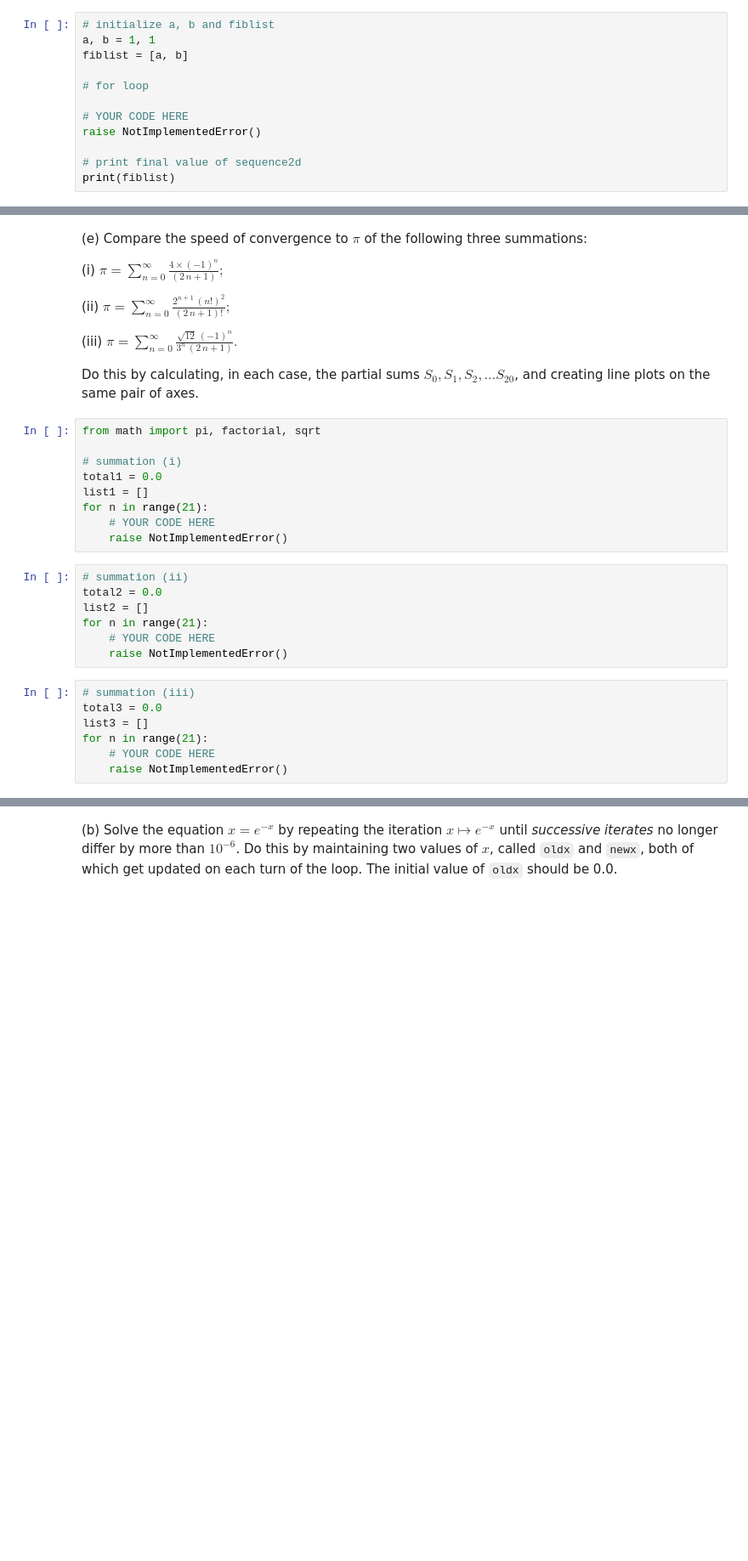
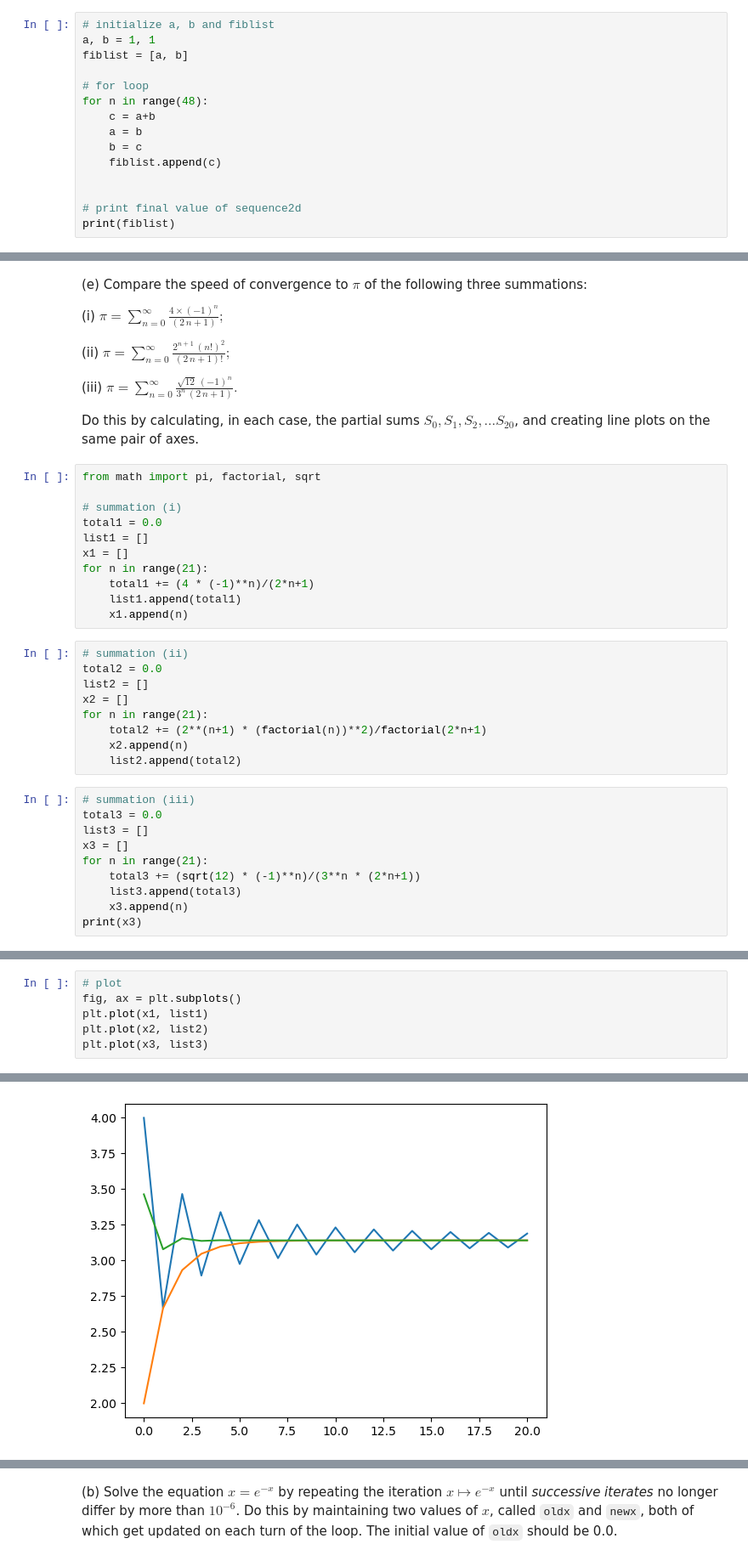
Before and after one commit to Imperial-MATH40006/term1-week7-281annaaa, a Jupyter notebook: term1week7.ipynb, the cells around one changed output, grey strips where cells are left out. Shown at 85% size. Cells and saved outputs as stored; diff of their text form; blank space fills up the shorter version.

```diff
--- a/term1week7.ipynb
+++ b/term1week7.ipynb
@@ -346,9 +320,12 @@ a, b = 1, 1
 fiblist = [a, b]
 
 # for loop
+for n in range(48):
+    c = a+b
+    a = b
+    b = c
+    fiblist.append(c)
 
-# YOUR CODE HERE
-raise NotImplementedError()
 
 # print final value of sequence2d
 print(fiblist)
@@ -371,20 +350,27 @@ from math import pi, factorial, sqrt
 # summation (i)
 total1 = 0.0
 list1 = []
+x1 = []
 for n in range(21):
-    # YOUR CODE HERE
-    raise NotImplementedError()
+    total1 += (4 * (-1)**n)/(2*n+1)
+    list1.append(total1)
+    x1.append(n)
 # %%
 # summation (ii)
 total2 = 0.0
 list2 = []
+x2 = []
 for n in range(21):
-    # YOUR CODE HERE
-    raise NotImplementedError()
+    total2 += (2**(n+1) * (factorial(n))**2)/factorial(2*n+1)
+    x2.append(n)
+    list2.append(total2)
 # %%
 # summation (iii)
 total3 = 0.0
 list3 = []
+x3 = []
 for n in range(21):
-    # YOUR CODE HERE
-    raise NotImplementedError()
+    total3 += (sqrt(12) * (-1)**n)/(3**n * (2*n+1))
+    list3.append(total3)
+    x3.append(n)
+print(x3)
@@ -408,0 +405,7 @@ raise NotImplementedError()
+# %%
+# plot
+fig, ax = plt.subplots()
+plt.plot(x1, list1)
+plt.plot(x2, list2)
+plt.plot(x3, list3)
+# %% [output]
@@ -409,3 +413,4 @@ raise NotImplementedError()
+[figure, added]
 # %%
 # 1 Mark
 _globals = globals()
```
Also changed, not shown: parts of 23 cells of this notebook.
